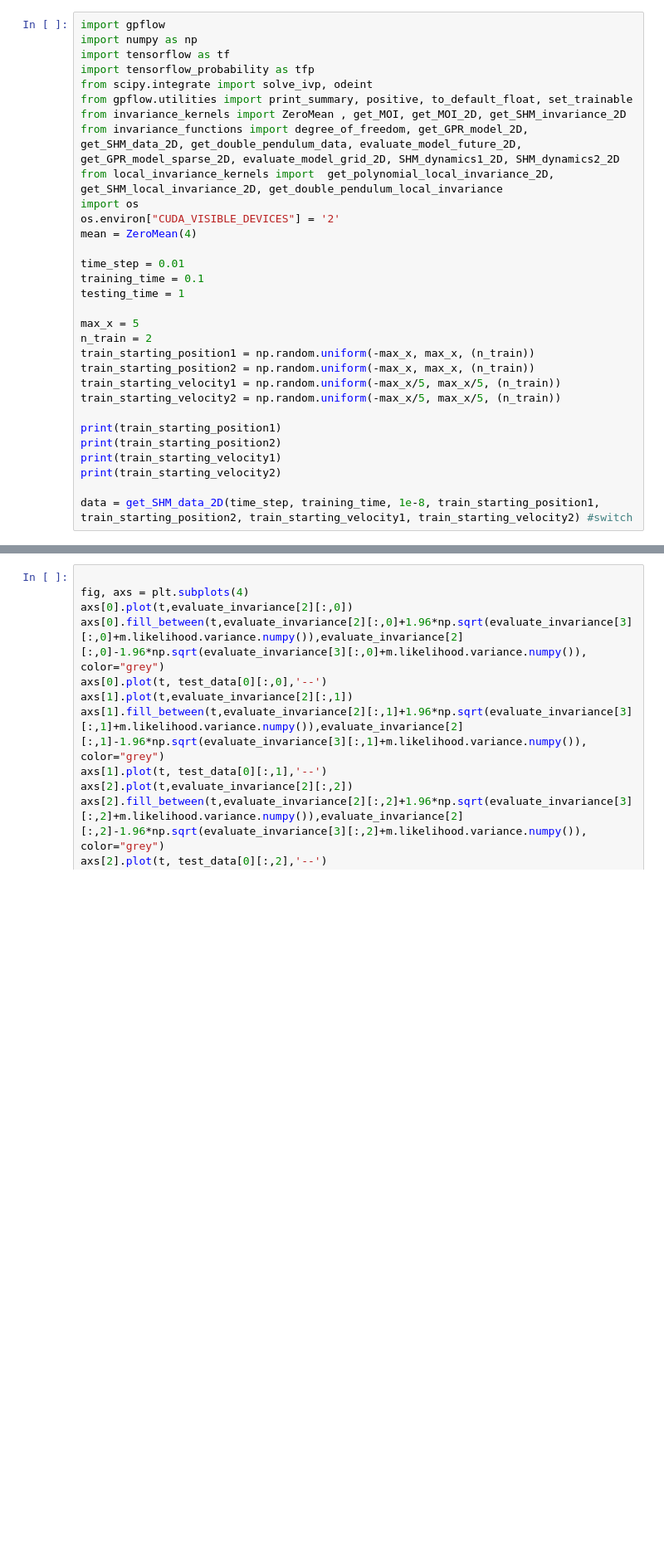
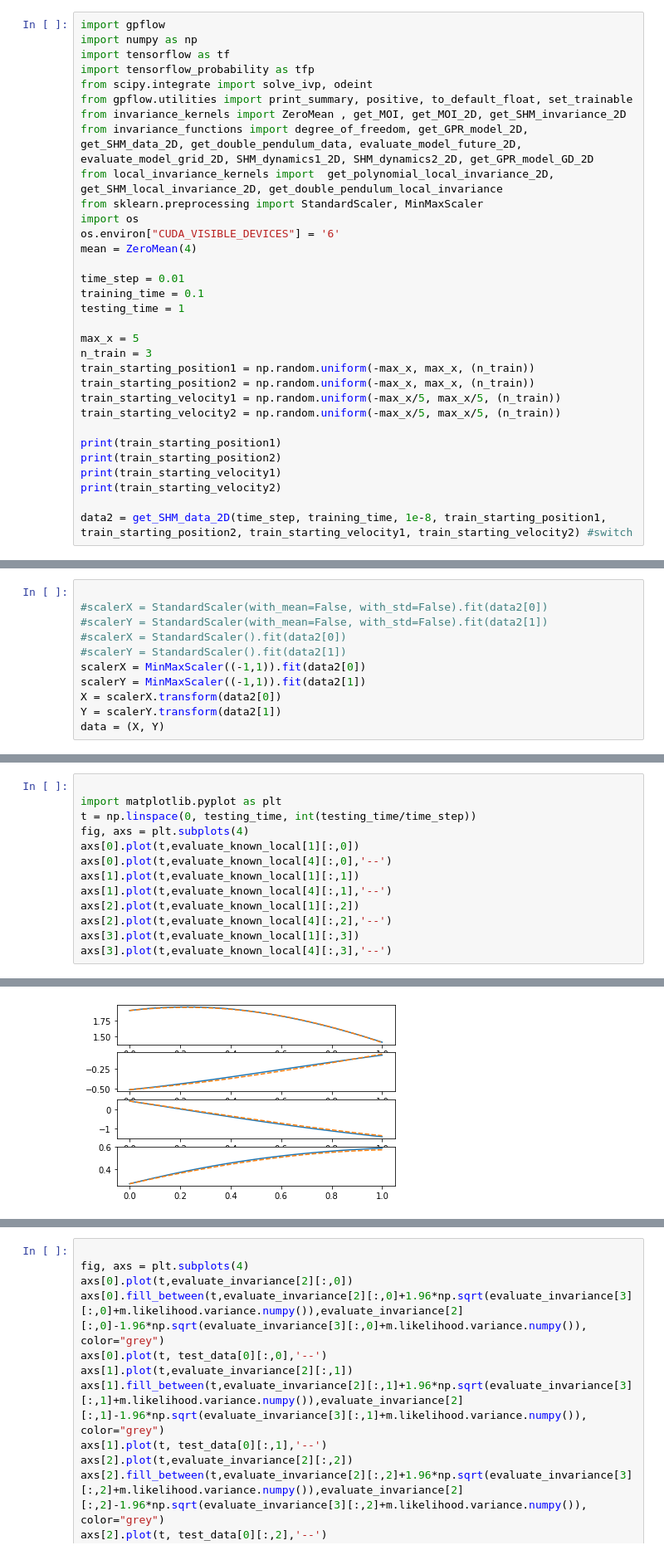
Before and after one commit to charlielao/dynamical_system_invariance_project, a Jupyter notebook: codes/run_param_undamped_2d.ipynb, the cells around one changed output, grey strips where cells are left out. Shown at 83% size. Cells and saved outputs as stored; diff of their text form; blank space fills up the shorter version.

```diff
--- a/codes/run_param_undamped_2d.ipynb
+++ b/codes/run_param_undamped_2d.ipynb
@@ -6,10 +6,11 @@ import tensorflow_probability as tfp
 from scipy.integrate import solve_ivp, odeint
 from gpflow.utilities import print_summary, positive, to_default_float, set_trainable
 from invariance_kernels import ZeroMean , get_MOI, get_MOI_2D, get_SHM_invariance_2D
-from invariance_functions import degree_of_freedom, get_GPR_model_2D, get_SHM_data_2D, get_double_pendulum_data, evaluate_model_future_2D, get_GPR_model_sparse_2D, evaluate_model_grid_2D, SHM_dynamics1_2D, SHM_dynamics2_2D
+from invariance_functions import degree_of_freedom, get_GPR_model_2D, get_SHM_data_2D, get_double_pendulum_data, evaluate_model_future_2D, evaluate_model_grid_2D, SHM_dynamics1_2D, SHM_dynamics2_2D, get_GPR_model_GD_2D
 from local_invariance_kernels import  get_polynomial_local_invariance_2D, get_SHM_local_invariance_2D, get_double_pendulum_local_invariance
+from sklearn.preprocessing import StandardScaler, MinMaxScaler
 import os
-os.environ["CUDA_VISIBLE_DEVICES"] = '2'
+os.environ["CUDA_VISIBLE_DEVICES"] = '6'
 mean = ZeroMean(4)
 
 time_step = 0.01
@@ -17,7 +18,7 @@ training_time = 0.1
 testing_time = 1
 
 max_x = 5
-n_train = 2
+n_train = 3
 train_starting_position1 = np.random.uniform(-max_x, max_x, (n_train))
 train_starting_position2 = np.random.uniform(-max_x, max_x, (n_train))
 train_starting_velocity1 = np.random.uniform(-max_x/5, max_x/5, (n_train))
@@ -28,5 +29,5 @@ print(train_starting_position2)
 print(train_starting_velocity1)
 print(train_starting_velocity2)
 
-data = get_SHM_data_2D(time_step, training_time, 1e-8, train_starting_position1, train_starting_position2, train_starting_velocity1, train_starting_velocity2) #switch
+data2 = get_SHM_data_2D(time_step, training_time, 1e-8, train_starting_position1, train_starting_position2, train_starting_velocity1, train_starting_velocity2) #switch
 # %% [output]
@@ -36,0 +38,11 @@ data = get_SHM_data_2D(time_step, training_time, 1e-8, train_starting_position1,
+# %%
+
+#scalerX = StandardScaler(with_mean=False, with_std=False).fit(data2[0])
+#scalerY = StandardScaler(with_mean=False, with_std=False).fit(data2[1])
+#scalerX = StandardScaler().fit(data2[0])
+#scalerY = StandardScaler().fit(data2[1])
+scalerX = MinMaxScaler((-1,1)).fit(data2[0])
+scalerY = MinMaxScaler((-1,1)).fit(data2[1])
+X = scalerX.transform(data2[0])
+Y = scalerY.transform(data2[1])
+data = (X, Y)
@@ -121,0 +133,14 @@ axs[3].plot(t, test_data[0][:,3],'--')
+# %%
+
+import matplotlib.pyplot as plt
+t = np.linspace(0, testing_time, int(testing_time/time_step))
+fig, axs = plt.subplots(4)
+axs[0].plot(t,evaluate_known_local[1][:,0])
+axs[0].plot(t,evaluate_known_local[4][:,0],'--')
+axs[1].plot(t,evaluate_known_local[1][:,1])
+axs[1].plot(t,evaluate_known_local[4][:,1],'--')
+axs[2].plot(t,evaluate_known_local[1][:,2])
+axs[2].plot(t,evaluate_known_local[4][:,2],'--')
+axs[3].plot(t,evaluate_known_local[1][:,3])
+axs[3].plot(t,evaluate_known_local[4][:,3],'--')
+# %% [output]
@@ -121,0 +148 @@ axs[3].plot(t, test_data[0][:,3],'--')
+[figure, added]
```
Also changed, not shown: parts of 8 cells of this notebook, 5 other files.
